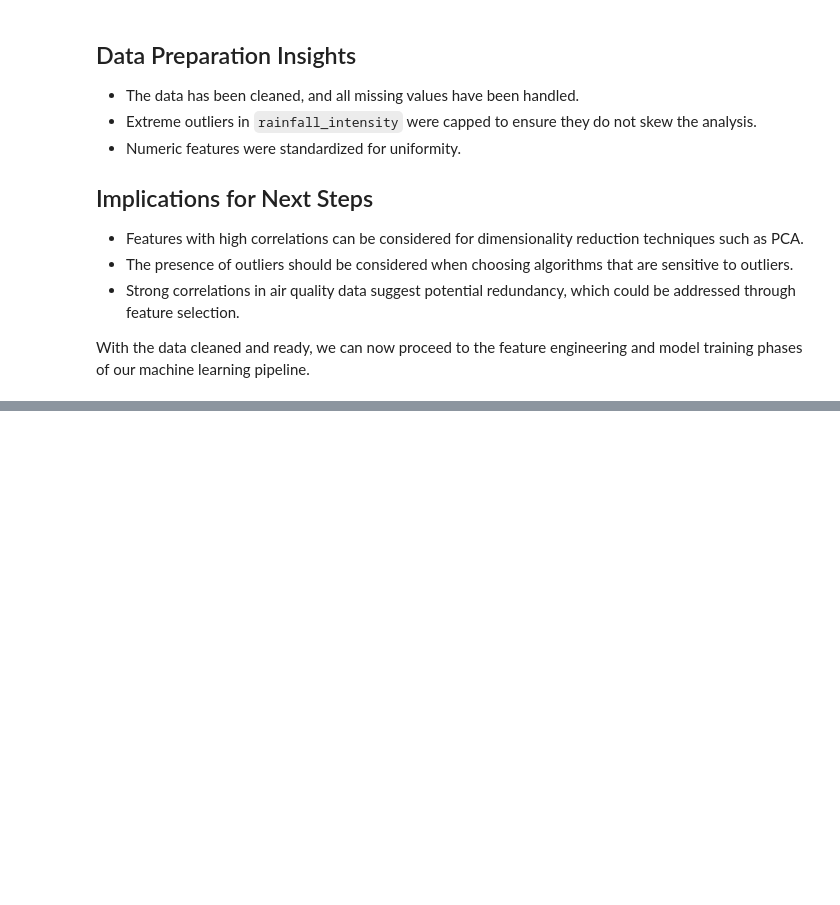
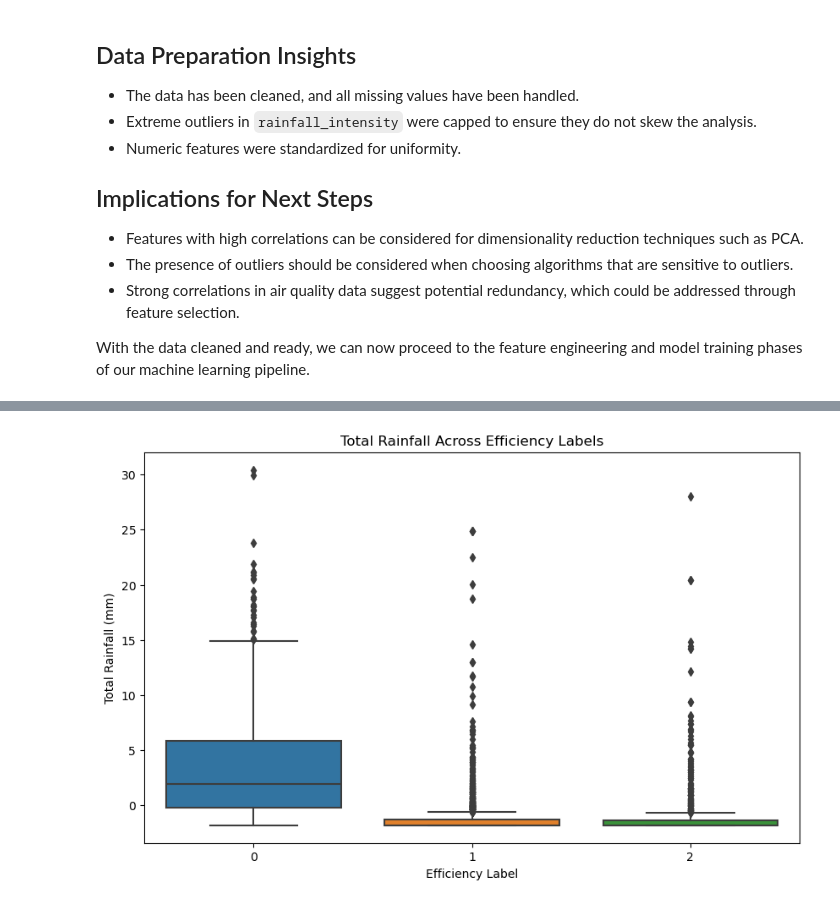
Before and after one commit to thetruthkenhurt/Solar-panel-efficiency-prediction, a Jupyter notebook: eda.ipynb, the cells around one changed output, grey strips where cells are left out. Drawn from its saved outputs; the diff is of its cells as text; code cells hidden in the pictures; blank space fills up the shorter version.

```diff
--- a/eda.ipynb
+++ b/eda.ipynb
@@ -303,0 +551,10 @@ With the data cleaned and ready, we can now proceed to the feature engineering a
+# %%
+# Box plot for Total Rainfall across Efficiency Labels
+plt.figure(figsize=(10, 6))
+sns.boxplot(x='efficiency_label', y='total_rainfall', data=weather_df)
+plt.title('Total Rainfall Across Efficiency Labels')
+plt.xlabel('Efficiency Label')
+plt.ylabel('Total Rainfall (mm)')
+plt.show()
+# %% [output]
+[figure, added]
```
Also changed, not shown: parts of 23 cells of this notebook, 3 other files.
